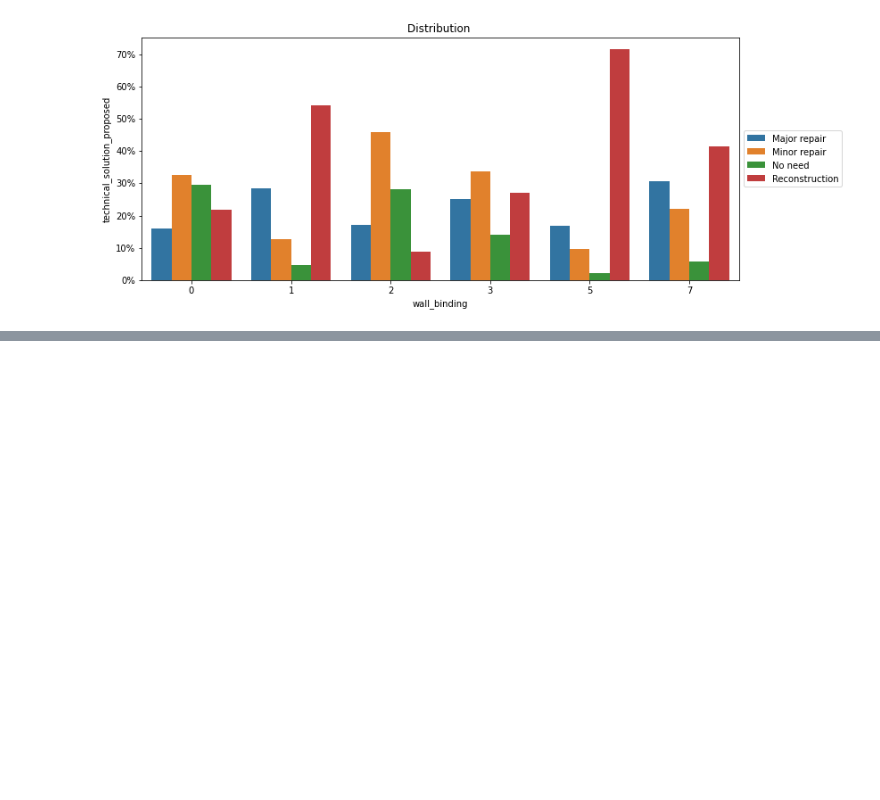
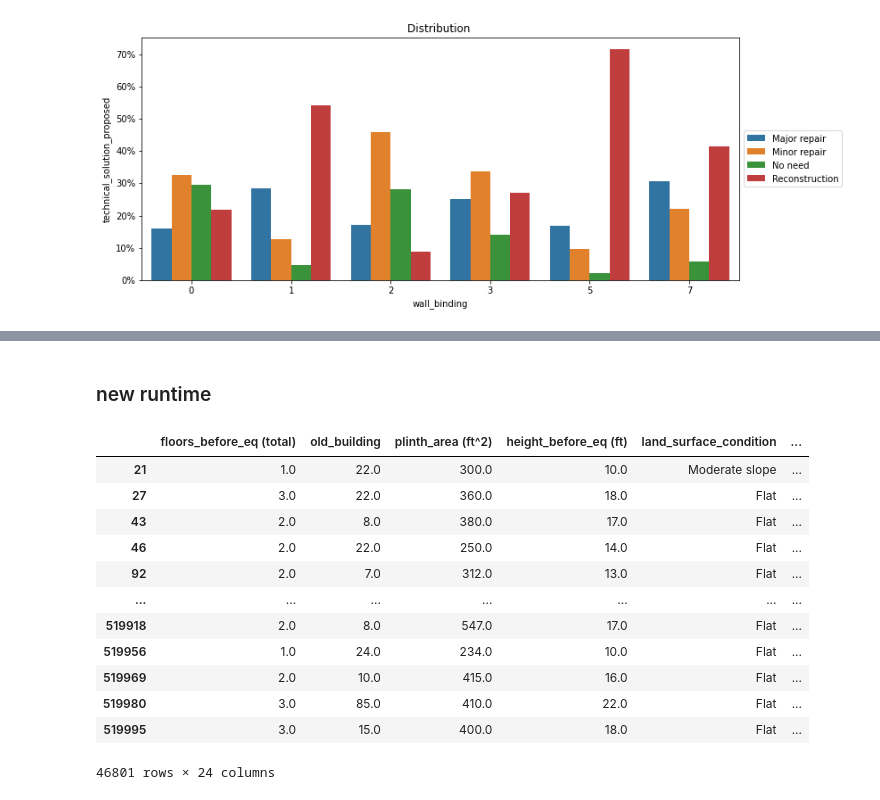
Before and after one commit to abilcode/joints, a Jupyter notebook: iter2/n2.ipynb, the cells around one changed output, grey strips where cells are left out. Saved outputs shown, nothing was run; the diff lists cells and outputs as text; code cells hidden in the pictures; blank space fills up the shorter version.

```diff
--- a/iter2/n2.ipynb
+++ b/iter2/n2.ipynb
@@ -137,0 +253,18 @@ train.corr()
+# %% [markdown]
+### new runtime
+# %%
+train
+# %% [output]
+|  | floors_before_eq (total) | old_building | plinth_area (ft^2) | height_before_eq (ft) | land_surface_condition | ... |
+| 21 | 1.0 | 22.0 | 300.0 | 10.0 | Moderate slope | ... |
+| 27 | 3.0 | 22.0 | 360.0 | 18.0 | Flat | ... |
+| 43 | 2.0 | 8.0 | 380.0 | 17.0 | Flat | ... |
+| 46 | 2.0 | 22.0 | 250.0 | 14.0 | Flat | ... |
+| 92 | 2.0 | 7.0 | 312.0 | 13.0 | Flat | ... |
+| ... | ... | ... | ... | ... | ... | ... |
+| 519918 | 2.0 | 8.0 | 547.0 | 17.0 | Flat | ... |
+| 519956 | 1.0 | 24.0 | 234.0 | 10.0 | Flat | ... |
+| 519969 | 2.0 | 10.0 | 415.0 | 16.0 | Flat | ... |
+| 519980 | 3.0 | 85.0 | 410.0 | 22.0 | Flat | ... |
+| 519995 | 3.0 | 15.0 | 400.0 | 18.0 | Flat | ... |
+46801 rows × 24 columns
```
Also changed, not shown: parts of 30 cells of this notebook, 5 other files.
